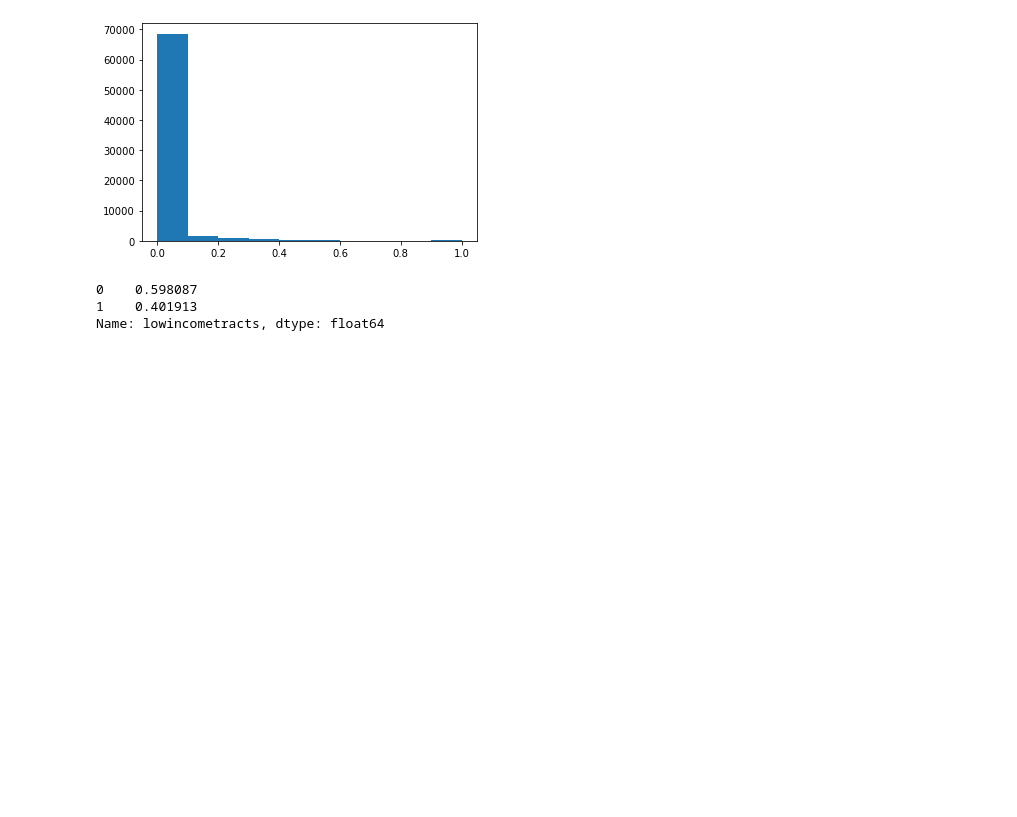
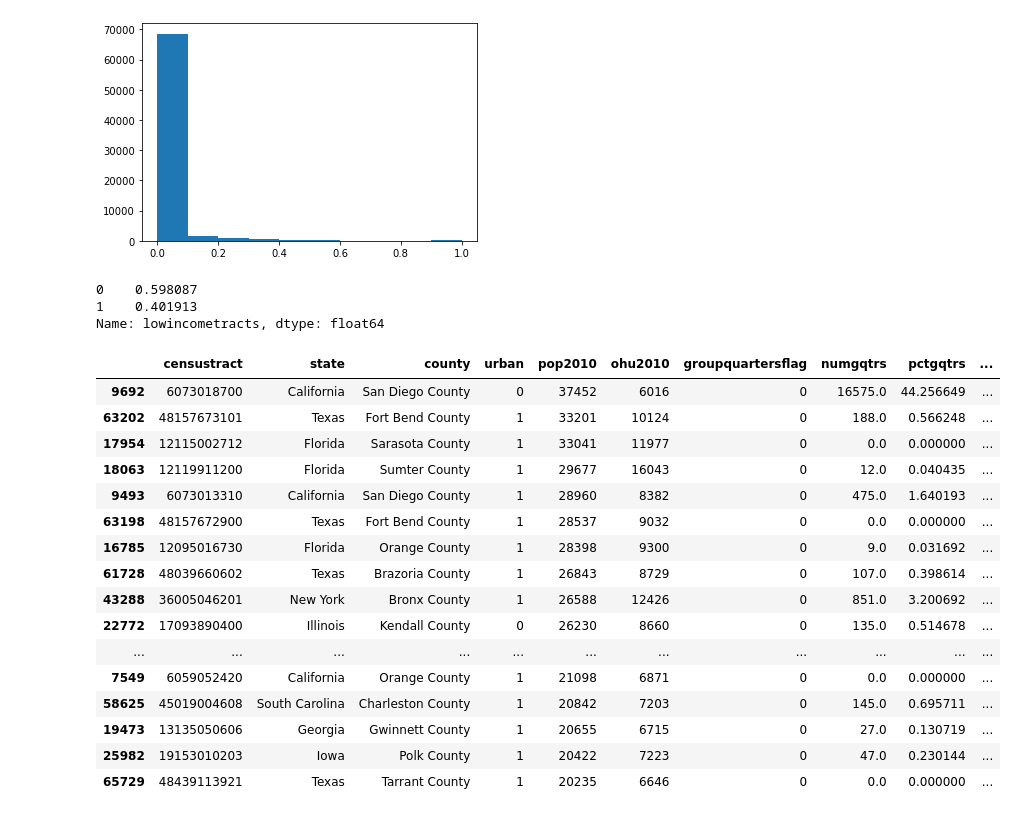
Before and after one commit to derryzrli/food-insecurity-analysis, a Jupyter notebook: starter-code_k.ipynb, the cells around one changed output. Saved outputs shown, nothing was run; the diff lists cells and outputs as text; code cells hidden in the pictures; blank space fills up the shorter version.

```diff
--- a/starter-code_k.ipynb
+++ b/starter-code_k.ipynb
@@ -158,3 +158,25 @@ data_2010['lowincometracts'].value_counts(normalize=True)
 0    0.598087
 1    0.401913
 Name: lowincometracts, dtype: float64
+# %%
+pd.set_option('display.max_columns', None)
+# %%
+data_2019[~data_2019['medianfamilyincome'].isnull()].sort_values('pop2010', ascending=False).head(25)
+# %% [output]
+|  | censustract | state | county | urban | pop2010 | ohu2010 | groupquartersflag | numgqtrs | pctgqtrs | ... |
+| 9692 | 6073018700 | California | San Diego County | 0 | 37452 | 6016 | 0 | 16575.0 | 44.256649 | ... |
+| 63202 | 48157673101 | Texas | Fort Bend County | 1 | 33201 | 10124 | 0 | 188.0 | 0.566248 | ... |
+| 17954 | 12115002712 | Florida | Sarasota County | 1 | 33041 | 11977 | 0 | 0.0 | 0.000000 | ... |
+| 18063 | 12119911200 | Florida | Sumter County | 1 | 29677 | 16043 | 0 | 12.0 | 0.040435 | ... |
+| 9493 | 6073013310 | California | San Diego County | 1 | 28960 | 8382 | 0 | 475.0 | 1.640193 | ... |
+| 63198 | 48157672900 | Texas | Fort Bend County | 1 | 28537 | 9032 | 0 | 0.0 | 0.000000 | ... |
+| 16785 | 12095016730 | Florida | Orange County | 1 | 28398 | 9300 | 0 | 9.0 | 0.031692 | ... |
+| 61728 | 48039660602 | Texas | Brazoria County | 1 | 26843 | 8729 | 0 | 107.0 | 0.398614 | ... |
+| 43288 | 36005046201 | New York | Bronx County | 1 | 26588 | 12426 | 0 | 851.0 | 3.200692 | ... |
+| 22772 | 17093890400 | Illinois | Kendall County | 0 | 26230 | 8660 | 0 | 135.0 | 0.514678 | ... |
+| ... | ... | ... | ... | ... | ... | ... | ... | ... | ... | ... |
+| 7549 | 6059052420 | California | Orange County | 1 | 21098 | 6871 | 0 | 0.0 | 0.000000 | ... |
+| 58625 | 45019004608 | South Carolina | Charleston County | 1 | 20842 | 7203 | 0 | 145.0 | 0.695711 | ... |
+| 19473 | 13135050606 | Georgia | Gwinnett County | 1 | 20655 | 6715 | 0 | 27.0 | 0.130719 | ... |
+| 25982 | 19153010203 | Iowa | Polk County | 1 | 20422 | 7223 | 0 | 47.0 | 0.230144 | ... |
+| 65729 | 48439113921 | Texas | Tarrant County | 1 | 20235 | 6646 | 0 | 0.0 | 0.000000 | ... |
```
Also changed, not shown: parts of 1 cell of this notebook, 1 other file.
